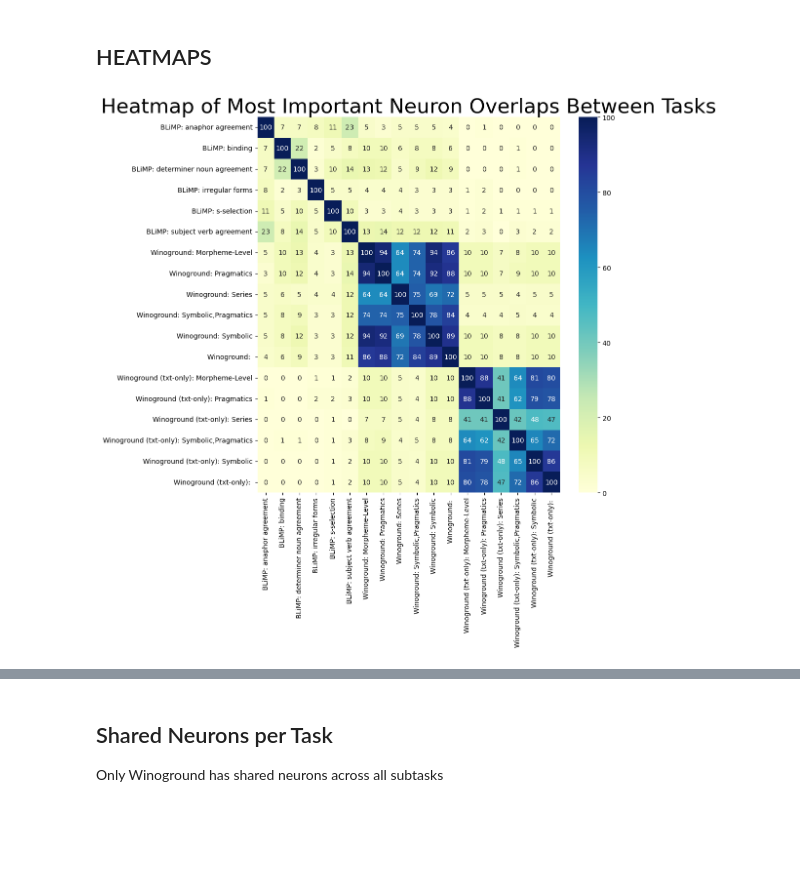
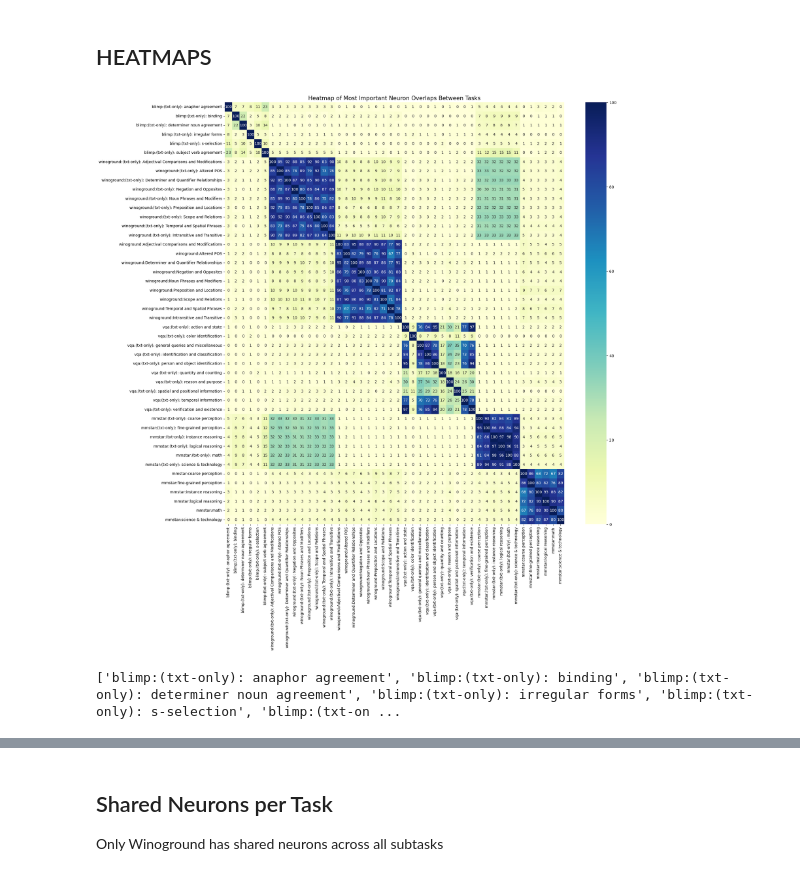
Before and after one commit to klerings/babylm_analysis, a Jupyter notebook: top_neurons.ipynb, the cells around one changed output, grey strips where cells are left out. Cells and saved outputs as stored; diff of their text form; code cells hidden in the pictures; blank space fills up the shorter version.

Commit message:
implemented ewok top neurons

```diff
--- a/top_neurons.ipynb
+++ b/top_neurons.ipynb
@@ -33,45 +30,84 @@ task_format = {"blimp": "BLiMP", "winoground": "Winoground", "vqa": "VQA"}
+# %%
+tasks = ["blimp", "winoground", "vqa", "mmstar"]
+task_format = {"blimp": "BLiMP", "winoground": "Winoground", "vqa": "VQA", "mmstar":"mmstar"}
+mmstar_tasks = {"coarseperception": "coarse perception",
+                "fine-grainedperception": "fine-grained perception",
+                "instancereasoning": "instance reasoning",
+                "logicalreasoning": "logical reasoning",
+                "math": "math",
+                "science&technology": "science & technology"}
+winoground_tasks = {"AdjectivalComparisonsandModifications" : "Adjectival Comparisons and Modifications",
+"VerbPhrases(IntransitiveandTransitive)" : "Intransitive and Transitive",
+"NounPhrasesandModifiers" : "Noun Phrases and Modifiers",
+"AlteredPOS" : "Altered POS",
+"PrepositionandLocations" : "Preposition and Locations",
+"DeterminerandQuantifierRelationships" : "Determiner and Quantifier Relationships",
+"ScopeandRelations" : "Scope and Relations",
+"NegationandOpposites" : "Negation and Opposites",
+"TemporalandSpatialPhrases" : "Temporal and Spatial Phrases"}
 # %% [markdown]
 ## HEATMAPS
 # %%
-top_neurons_task_novqa = {}
-for task in tasks:
-    if task == "vqa":
-        continue
+top_neurons_task_new_vqa = {}
+vqa_names = load_vqa_superclasses()
+for task in ["blimp", "winoground", "vqa", "mmstar"]:
     # without img
     task_dir = f"data/top_neurons/{task}/{task}_git_1vd125_s1_e29_nall_noimg/"
     for file in os.listdir(task_dir):
         if file.endswith(".pkl"):
             subtask_name = " ".join(file.split('_')[:-2])
-            subtask = f"{task_format[task]}: {subtask_name}"
-            top_neurons_task_novqa[subtask] = load_subtask(task_dir, file, 100)
+            if task == "vqa":
+                subtask_name = vqa_names[subtask_name]
+            elif task == "mmstar":
+                subtask_name = mmstar_tasks[subtask_name]
+            elif task == "winoground":
+                subtask_name = winoground_tasks[subtask_name]
+            subtask = f"{task}:(txt-only): {subtask_name}"
+            top_neurons_task_new_vqa[subtask] = load_subtask(task_dir, file, 100)
 
     # with img
     if task != "blimp":
         task_dir = f"data/top_neurons/{task}/{task}_git_1vd125_s1_e29_nall/"
+        if not os.path.isdir(task_dir):
+            continue
         for file in os.listdir(task_dir):
             if file.endswith(".pkl"):
                 subtask_name = " ".join(file.split('_')[:-2])
-                subtask_noimg = f"{task_format[task]} (txt-only): {subtask_name}"
-                top_neurons_task_novqa[subtask_noimg] = load_subtask(task_dir, file, 100)
+                if task == "vqa":
+                    subtask_name = vqa_names[subtask_name]
+                elif task == "mmstar":
+                    subtask_name = mmstar_tasks[subtask_name]
+                elif task == "winoground":
+                    subtask_name = winoground_tasks[subtask_name]
+                subtask_noimg = f"{task}:{subtask_name}"
+                top_neurons_task_new_vqa[subtask_noimg] = load_subtask(task_dir, file, 100)
 
 
-overlap_novqa = pd.DataFrame(index=top_neurons_task_novqa.keys(), columns=top_neurons_task_novqa.keys())
-for task_a, neurons_a in top_neurons_task_novqa.items():
-    for task_b, neurons_b in top_neurons_task_novqa.items():
+overlap_newqa = pd.DataFrame(index=top_neurons_task_new_vqa.keys(), columns=top_neurons_task_new_vqa.keys())
+
+for task_a, neurons_a in top_neurons_task_new_vqa.items():
+    for task_b, neurons_b in top_neurons_task_new_vqa.items():
         set_a = set([x[0] for x in neurons_a])
         set_b = set([x[0] for x in neurons_b])
         intersection = set_a.intersection(set_b)
         overlap_amount = len(intersection)
-        overlap_novqa.loc[task_a, task_b] = overlap_amount
+        overlap_newqa.loc[task_a, task_b] = overlap_amount
 
-overlap_novqa = overlap_novqa.astype(int)
+overlap_newqa = overlap_newqa.astype(int)
+
+task_order = list(overlap_newqa.index)
+# remove txt-only label from plot but save task order
+#overlap_newqa.columns = overlap_newqa.columns.str.replace(f'{task}:(txt-only): ', '', regex=False)
+#overlap_newqa.index = overlap_newqa.index.str.replace(f'{task}:(txt-only): ', '', regex=False)
 
 
-plt.figure(figsize=(10, 10))
-sns.heatmap(overlap_novqa, annot=True, cmap="YlGnBu", fmt="d", annot_kws={"size": 10})
-plt.title('Heatmap of Most Important Neuron Overlaps Between Tasks', fontsize=30)
+plt.figure(figsize=(20, 20))
+sns.heatmap(overlap_newqa, annot=True, cmap="YlGnBu", fmt="d", annot_kws={"size": 10})
+plt.title('Heatmap of Most Important Neuron Overlaps Between Tasks', fontsize=15)
 plt.xticks(fontsize=10)  # Adjust x-axis font size here
 plt.yticks(fontsize=10)
 plt.show()
+print(task_order)
 # %% [output]
-[figure, old version]
+[figure, new version]
+['blimp:(txt-only): anaphor agreement', 'blimp:(txt-only): binding', 'blimp:(txt-only): determiner noun agreement', 'blimp:(txt-only): irregular forms', 'blimp:(txt-only): s-selection', 'blimp:(txt-on ...
```
Also changed, not shown: parts of 3 cells of this notebook, 6 other files.
